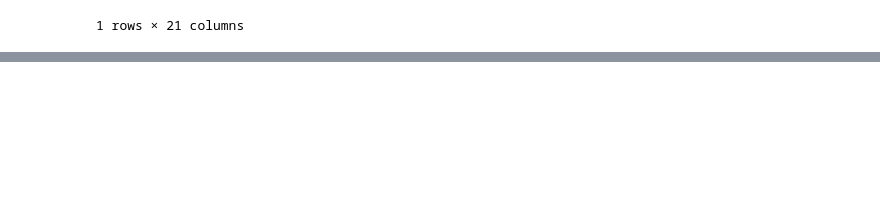
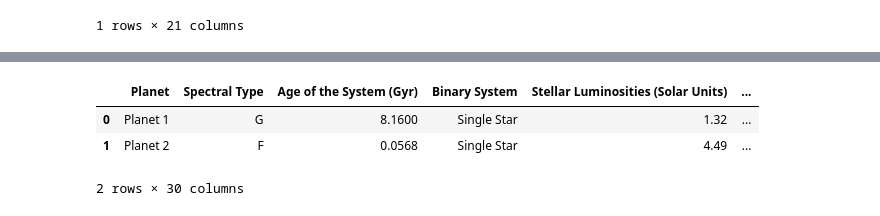
Before and after one commit to PSamita/Exoplanets, a Jupyter notebook: Exoplanet.ipynb, the cells around one changed output, grey strips where cells are left out. Cells and saved outputs as stored; diff of their text form; code cells hidden in the pictures; blank space fills up the shorter version.

```diff
--- a/Exoplanet.ipynb
+++ b/Exoplanet.ipynb
@@ -47,0 +75,19 @@ Observations:
+# %%
+from pandas.core.groupby.generic import SingleManager
+import scipy.constants as const
+
+sigma = const.sigma  # Stefan-Boltzmann constant
+
+# Define a function to calculate the equilibrium temperature
+def equilibrium_temp(L, a, albedo):
+    return np.sqrt(np.sqrt(L * (1 - albedo) / (16 * sigma)) * (1 / np.sqrt(a)))
+
+# Add the 'Equilibrium Temperature (K)' column to the DataFrame
+planets['Equilibrium Temperature (K)'] = equilibrium_temp(planets['Stellar Luminosities (Solar Units)'], planets['Planet Semi-Major Axis (AU)'], planets['Planetary Albedo'])
+
+planets
+# %% [output]
+|  | Planet | Spectral Type | Age of the System (Gyr) | Binary System | Stellar Luminosities (Solar Units) | ... |
+| 0 | Planet 1 | G | 8.1600 | Single Star | 1.32 | ... |
+| 1 | Planet 2 | F | 0.0568 | Single Star | 4.49 | ... |
+2 rows × 30 columns
```
Also changed, not shown: parts of 6 cells of this notebook.
